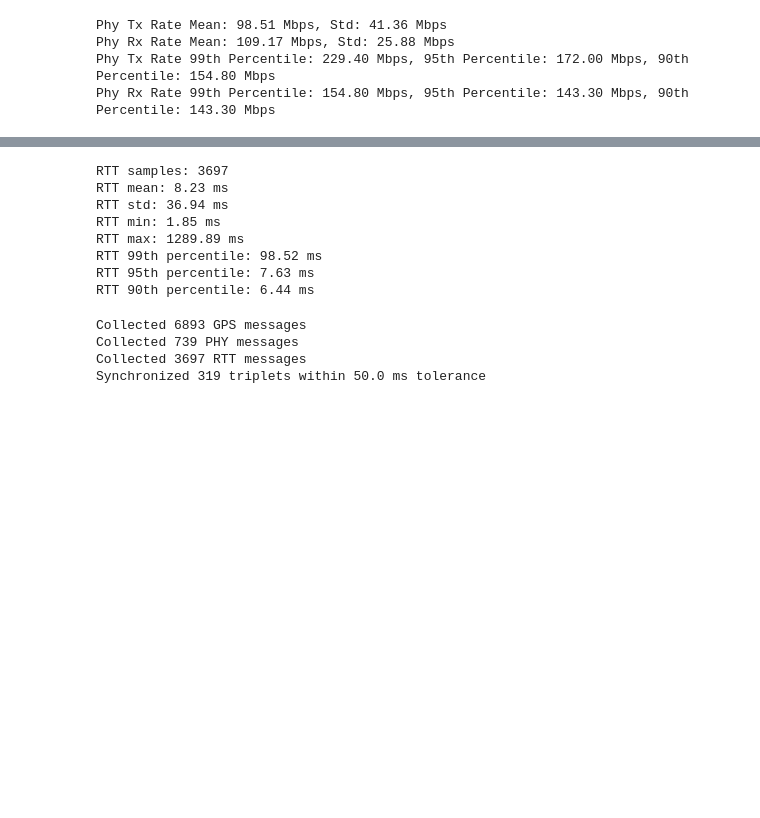
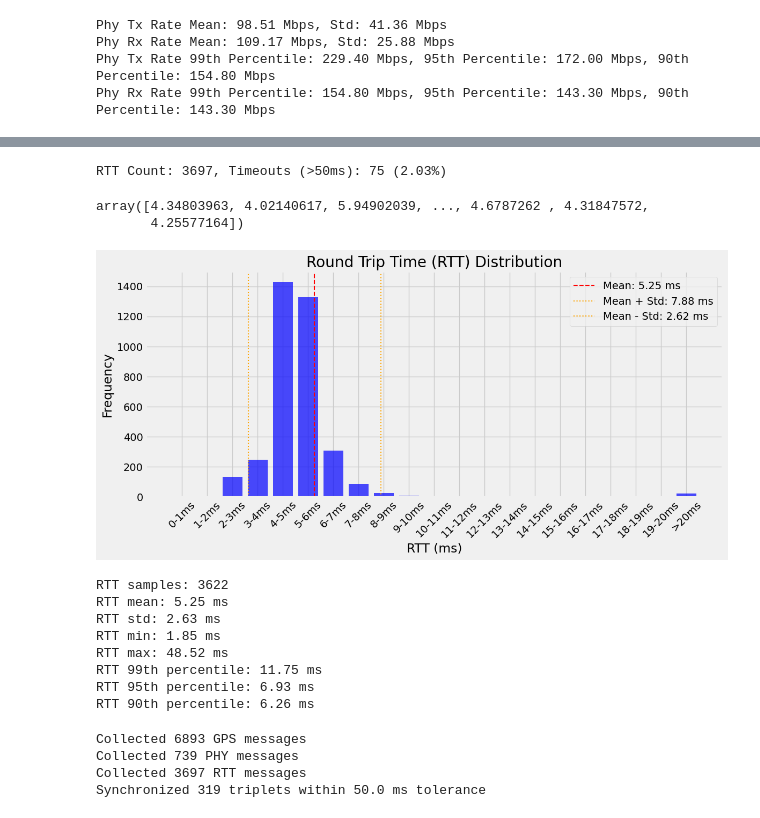
Before and after one commit to MOTIF-lab/openpilot, a Jupyter notebook: system/wifi/wifi_mapping.ipynb, the cells around one changed output, grey strips where cells are left out. Cells and saved outputs as stored; diff of their text form; code cells hidden in the pictures; blank space fills up the shorter version.

```diff
--- a/system/wifi/wifi_mapping.ipynb
+++ b/system/wifi/wifi_mapping.ipynb
@@ -144,6 +121,54 @@ Number of RTT samples > 20ms: 99
+# %%
+# pre filter rtt > 50ms
+rtt_np = np.array(rtt) * 1000  # convert to ms
+
+timeout_count = np.sum(rtt_np > 50)
+print(f"RTT Count: {len(rtt_np)}, Timeouts (>50ms): {timeout_count} ({timeout_count/len(rtt_np)*100:.2f}%)")
+# only keep rtt <= 50ms
+rtt_np = rtt_np[rtt_np <= 50]
+rtt_np
+# %% [output]
+RTT Count: 3697, Timeouts (>50ms): 75 (2.03%)
+array([4.34803963, 4.02140617, 5.94902039, ..., 4.6787262 , 4.31847572,
+       4.25577164])
+# %%
+# Create a histogram for RTT values
+plt.figure(figsize=(12, 6))
+
+# Define bins for RTT values
+bins = np.arange(0, 21, 1).tolist()  # Bins from 0ms to 20ms
+bins.append(np.max(rtt_np))  # Add a bin for values greater than 20ms
+
+# Create labels for bins
+bin_labels = [f"{i}-{i+1}ms" for i in range(20)]
+bin_labels.append(">20ms")
+
+# Categorize RTT values into bins
+rtt_np_clipped = np.clip(rtt_np, 0, 20)  # Clip values to 20ms for visualization
+hist, edges = np.histogram(rtt_np_clipped, bins=bins)
+
+# Plot histogram
+plt.bar(bin_labels, hist, color='blue', alpha=0.7)
+
+# Add mean and std lines
+mean_rtt = np.mean(rtt_np)
+std_rtt = np.std(rtt_np)
+plt.axvline(mean_rtt, color='red', linestyle='dashed', linewidth=1.5, label=f'Mean: {mean_rtt:.2f} ms')
+plt.axvline(mean_rtt + std_rtt, color='orange', linestyle='dotted', linewidth=1.5, label=f'Mean + Std: {mean_rtt + std_rtt:.2f} ms')
+plt.axvline(mean_rtt - std_rtt, color='orange', linestyle='dotted', linewidth=1.5, label=f'Mean - Std: {mean_rtt - std_rtt:.2f} ms')
+
+# Add labels and legend
+plt.xlabel('RTT (ms)')
+plt.ylabel('Frequency')
+plt.title('Round Trip Time (RTT) Distribution')
+plt.legend()
+plt.xticks(rotation=45)
+plt.tight_layout()
+plt.show()
+# %% [output]
+[figure, added]
 # %%
 # calculate stats for rtt samples
-rtt_np = np.array(rtt) * 1000  # convert to ms
 print(f"RTT samples: {len(rtt_np)}")
 print(f"RTT mean: {np.mean(rtt_np):.2f} ms")
 print(f"RTT std: {np.std(rtt_np):.2f} ms")
@@ -154,14 +179,14 @@ print(f"RTT 99th percentile: {np.percentile(rtt_np, 99):.2f} ms")
 print(f"RTT 95th percentile: {np.percentile(rtt_np, 95):.2f} ms")
 print(f"RTT 90th percentile: {np.percentile(rtt_np, 90):.2f} ms")
 # %% [output]
-RTT samples: 3697
-RTT mean: 8.23 ms
-RTT std: 36.94 ms
+RTT samples: 3622
+RTT mean: 5.25 ms
+RTT std: 2.63 ms
 RTT min: 1.85 ms
-RTT max: 1289.89 ms
-RTT 99th percentile: 98.52 ms
-RTT 95th percentile: 7.63 ms
-RTT 90th percentile: 6.44 ms
+RTT max: 48.52 ms
+RTT 99th percentile: 11.75 ms
+RTT 95th percentile: 6.93 ms
+RTT 90th percentile: 6.26 ms
 # %%
 import bisect
 
```
Also changed, not shown: parts of 11 cells of this notebook, 11 other files.
